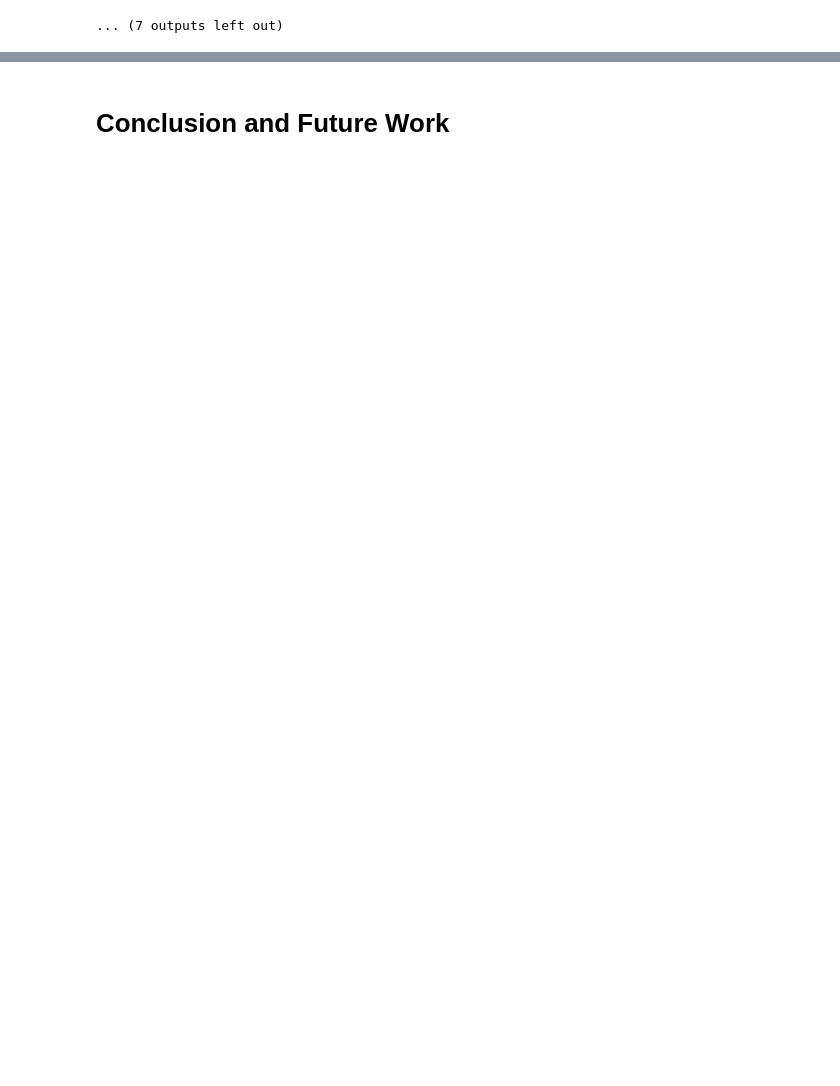
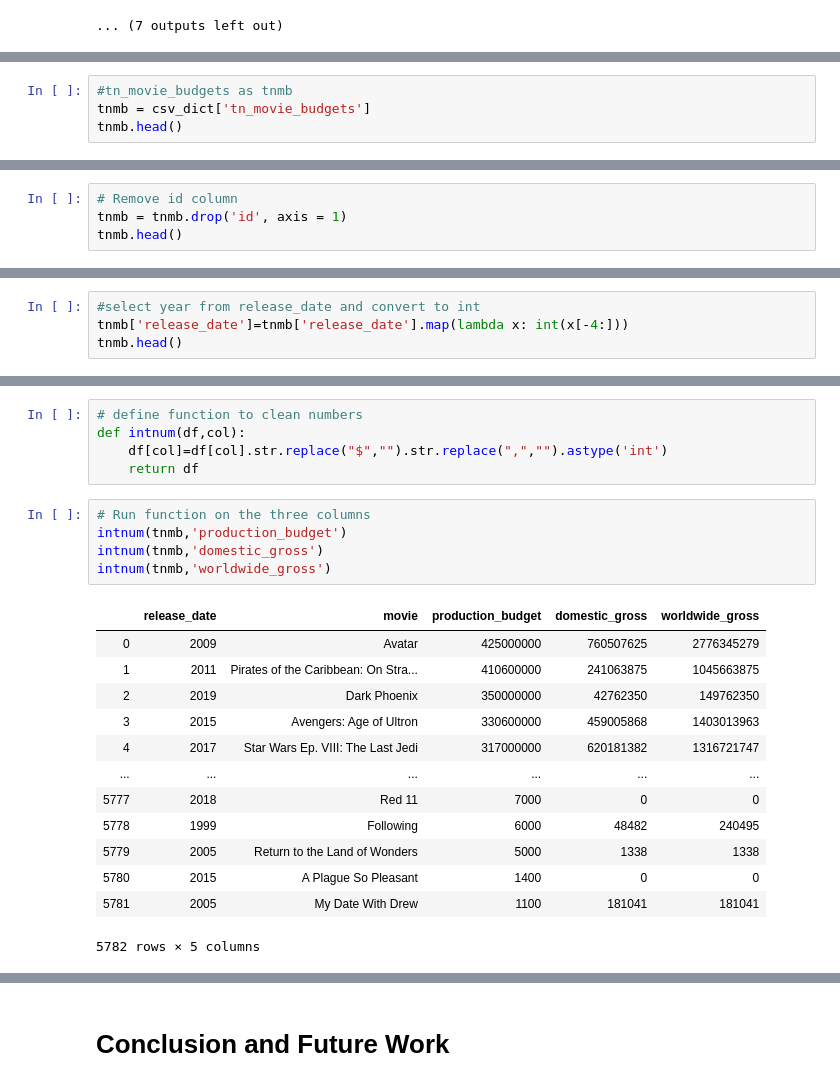
Before and after one commit to nadinezab/making-movies, a Jupyter notebook: Making Movies.ipynb, the cells around one changed output, grey strips where cells are left out. Saved outputs shown, nothing was run; the diff lists cells and outputs as text; blank space fills up the shorter version.

```diff
--- a/Making Movies.ipynb
+++ b/Making Movies.ipynb
@@ -113,0 +162,4 @@ imdb_title_basics
+# %%
+#tn_movie_budgets as tnmb
+tnmb = csv_dict['tn_movie_budgets']
+tnmb.head()
@@ -113,0 +187,4 @@ imdb_title_basics
+# %%
+# Remove id column
+tnmb = tnmb.drop('id', axis = 1)
+tnmb.head()
@@ -113,0 +198,4 @@ imdb_title_basics
+# %%
+#select year from release_date and convert to int
+tnmb['release_date']=tnmb['release_date'].map(lambda x: int(x[-4:]))
+tnmb.head()
@@ -113,0 +209,24 @@ imdb_title_basics
+# %%
+# define function to clean numbers
+def intnum(df,col):
+    df[col]=df[col].str.replace("$","").str.replace(",","").astype('int')
+    return df
+# %%
+# Run function on the three columns
+intnum(tnmb,'production_budget')
+intnum(tnmb,'domestic_gross')
+intnum(tnmb,'worldwide_gross')
+# %% [output]
+|  | release_date | movie | production_budget | domestic_gross | worldwide_gross |
+| 0 | 2009 | Avatar | 425000000 | 760507625 | 2776345279 |
+| 1 | 2011 | Pirates of the Caribbean: On Stra... | 410600000 | 241063875 | 1045663875 |
+| 2 | 2019 | Dark Phoenix | 350000000 | 42762350 | 149762350 |
+| 3 | 2015 | Avengers: Age of Ultron | 330600000 | 459005868 | 1403013963 |
+| 4 | 2017 | Star Wars Ep. VIII: The Last Jedi | 317000000 | 620181382 | 1316721747 |
+| ... | ... | ... | ... | ... | ... |
+| 5777 | 2018 | Red 11 | 7000 | 0 | 0 |
+| 5778 | 1999 | Following | 6000 | 48482 | 240495 |
+| 5779 | 2005 | Return to the Land of Wonders | 5000 | 1338 | 1338 |
+| 5780 | 2015 | A Plague So Pleasant | 1400 | 0 | 0 |
+| 5781 | 2005 | My Date With Drew | 1100 | 181041 | 181041 |
+5782 rows × 5 columns
```
Also changed, not shown: parts of 42 cells of this notebook.
